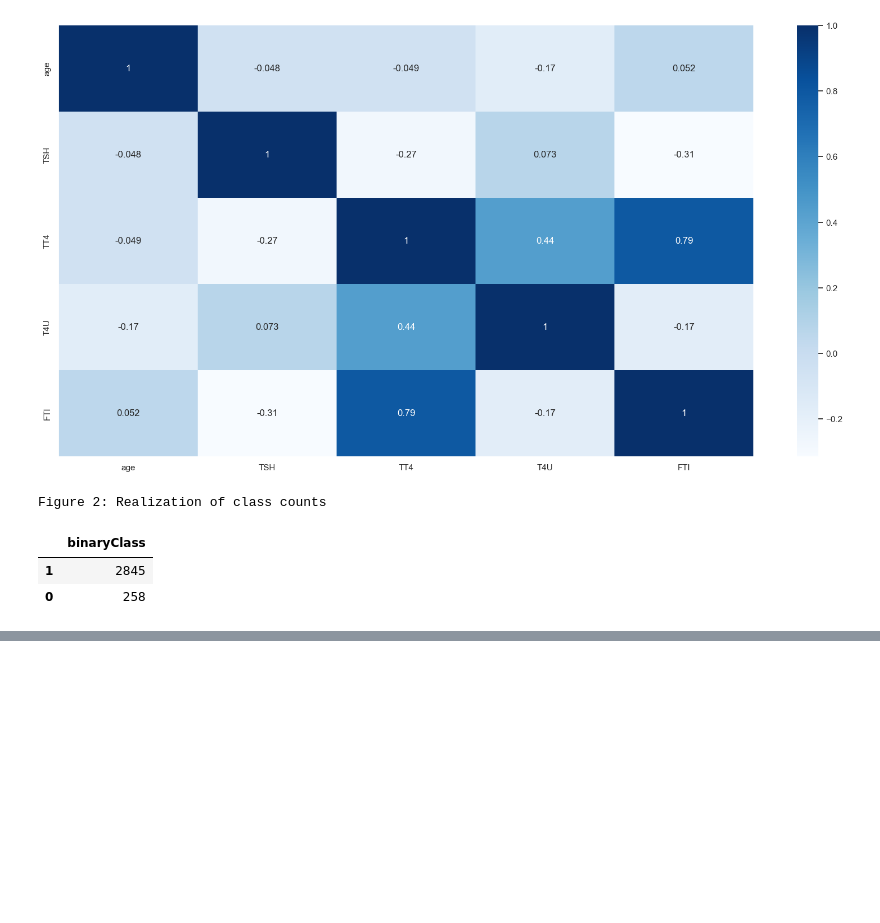
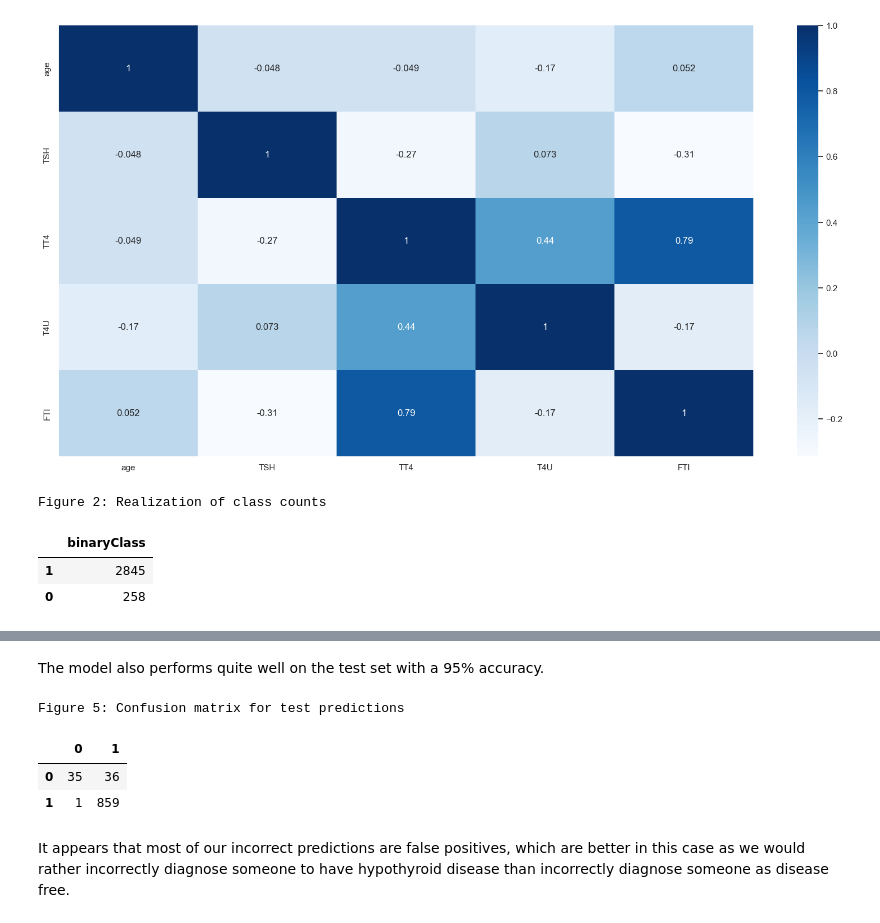
Before and after one commit to DSCI-310-2023/dsci-310-group-17, a Jupyter notebook: analysis.ipynb, the cells around one changed output, grey strips where cells are left out. Cells and saved outputs as stored; diff of their text form; code cells hidden in the pictures; blank space fills up the shorter version.

```diff
--- a/analysis.ipynb
+++ b/analysis.ipynb
@@ -247,0 +235,13 @@ accuracy_score(test_preds, y_test)
+# %% [markdown]
+The model also performs quite well on the test set with a 95% accuracy.
+# %%
+## Confusion Matrix
+print("Figure 5: Confusion matrix for test predictions")
+pd.DataFrame(confusion_matrix(y_test, test_preds))
+# %% [output]
+Figure 5: Confusion matrix for test predictions
+|  | 0 | 1 |
+| 0 | 35 | 36 |
+| 1 | 1 | 859 |
+# %% [markdown]
+It appears that most of our incorrect predictions are false positives, which are better in this case as we would rather incorrectly diagnose someone to have hypothyroid disease than incorrectly diagnose someone as disease free.
```
Also changed, not shown: parts of 16 cells of this notebook.
